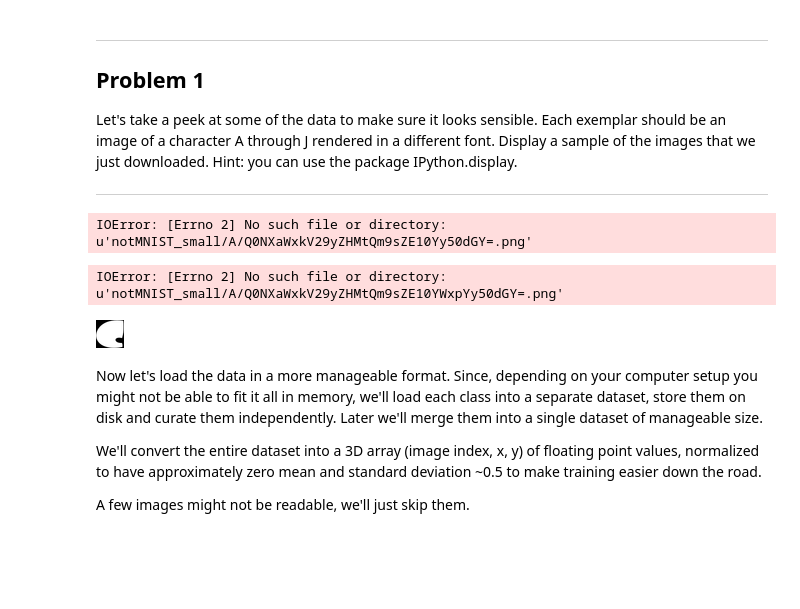
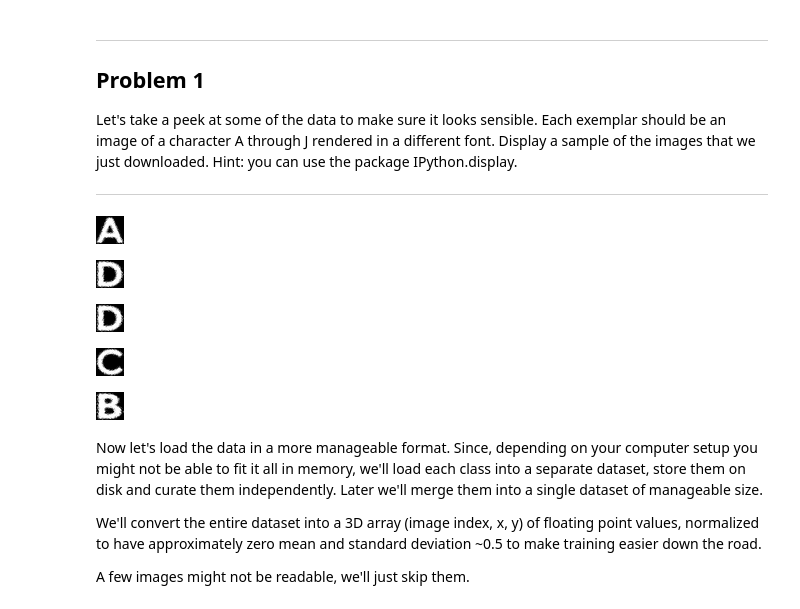
Before and after one commit to NaomiXSong/DeepLearning_Udacity, a Jupyter notebook: 1_notmnist.ipynb, the cells around one changed output. Cells and saved outputs as stored; diff of their text form; code cells hidden in the pictures; blank space fills up the shorter version.

```diff
--- a/1_notmnist.ipynb
+++ b/1_notmnist.ipynb
@@ -118,21 +113,17 @@ Problem 1
 Let's take a peek at some of the data to make sure it looks sensible. Each exemplar should be an image of a character A through J rendered in a different font. Display a sample of the images that we just downloaded. Hint: you can use the package IPython.display.
 
 ---
-# %%
-from IPython.display import display, Image
-display(Image(filename ="notMNIST_small/A/Q0NXaWxkV29yZHMtQm9sZE10YWxpYy50dGY=.png"))
-# %% [output]
-IOError: [Errno 2] No such file or directory: u'notMNIST_small/A/Q0NXaWxkV29yZHMtQm9sZE10Yy50dGY=.png'
-# %%
-from IPython.display import display, Image
-display(Image(filename ="notMNIST_small/A/Q0NXaWxkV29yZHMtQm9sZE10YWxpYy50dGY=.png"))
-# %% [output]
-IOError: [Errno 2] No such file or directory: u'notMNIST_small/A/Q0NXaWxkV29yZHMtQm9sZE10YWxpYy50dGY=.png'
-# %%
-from IPython.display import display, Image
-display(Image(filename ="notMNIST_small/C/QmVlc2tuZWVzQy5vdGY=.png"))
-# %% [output]
-[figure, removed]
+# %%
+display(Image("notMNIST_small/A/MDEtMDEtMDAudHRm.png"), Image("notMNIST_small/D/MDEtMDEtMDAudHRm.png"))
+display(Image("notMNIST_small/D/MDEtMDEtMDAudHRm.png"))
+display(Image("notMNIST_small/C/MDEtMDEtMDAudHRm.png"))
+display(Image("notMNIST_small/B/MDEtMDEtMDAudHRm.png"))
+# %% [output]
+[figure, added]
+[figure, added]
+[figure, added]
+[figure, added]
+[figure, added]
 # %% [markdown]
 Now let's load the data in a more manageable format. Since, depending on your computer setup you might not be able to fit it all in memory, we'll load each class into a separate dataset, store them on disk and curate them independently. Later we'll merge them into a single dataset of manageable size.
 
```
Also changed, not shown: parts of 10 cells of this notebook.
